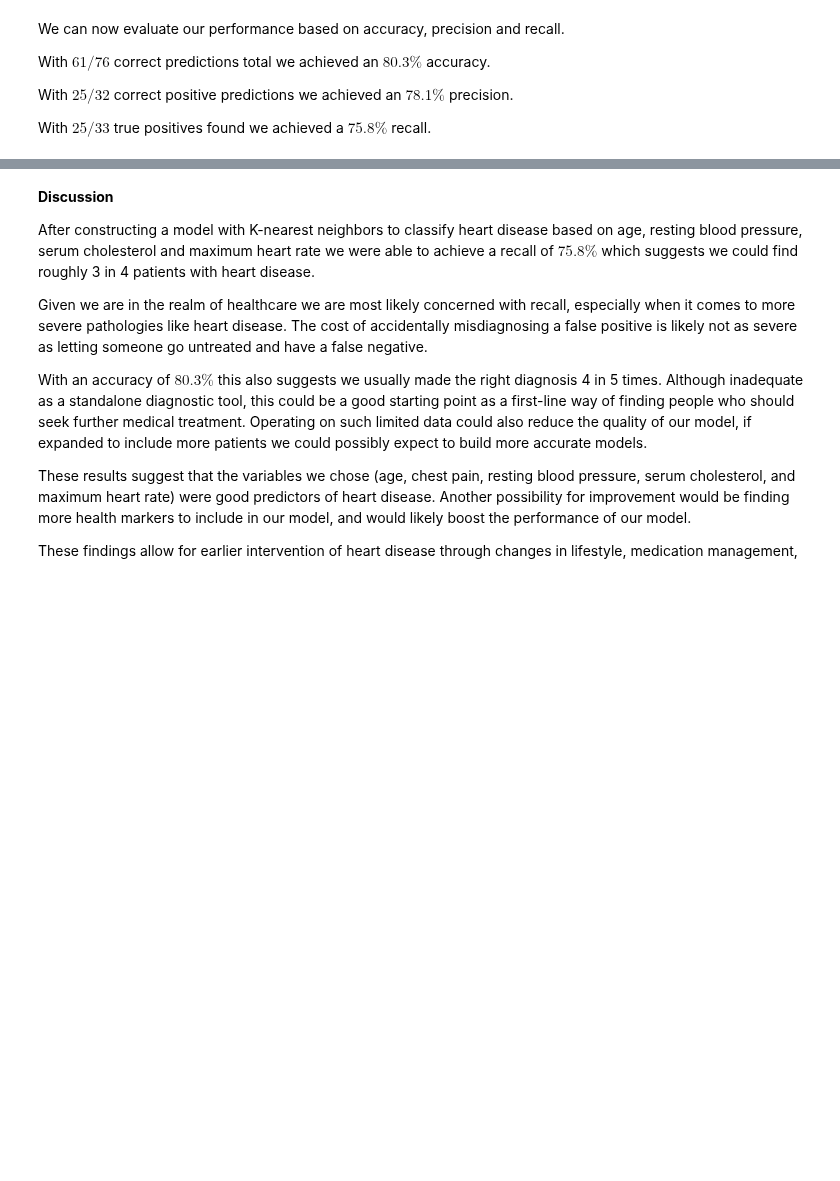
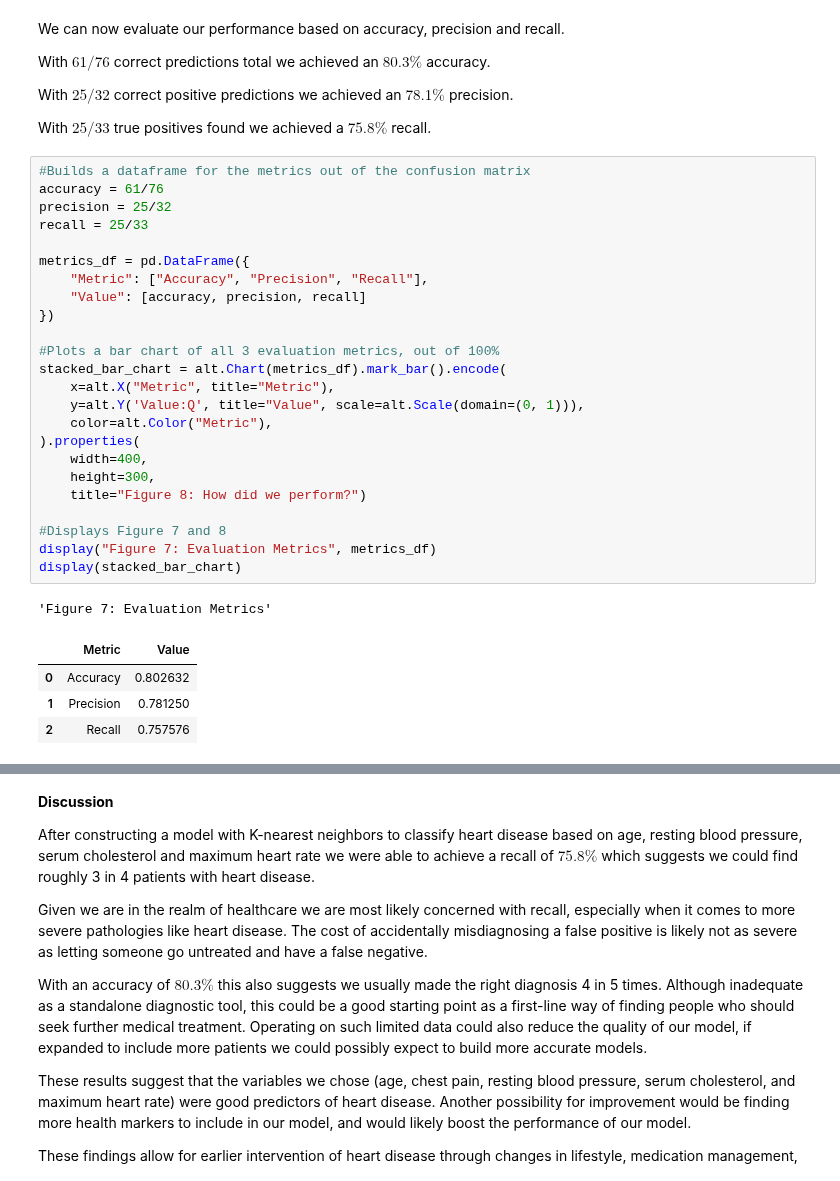
Before and after one commit to andyw2444/Group-Project, a Jupyter notebook: Group Project Report.ipynb, the cells around one changed output, grey strips where cells are left out. Saved outputs shown, nothing was run; the diff lists cells and outputs as text; blank space fills up the shorter version.

Commit message:
Visualization + Edits + Evaluation Metrics
s

```diff
--- a/Group Project Report.ipynb
+++ b/Group Project Report.ipynb
@@ -233,3 +233,33 @@ With $61/76$ correct predictions total we achieved an $80.3\%$ accuracy.
 With $25/32$ correct positive predictions we achieved an $78.1\%$ precision.
 
 With $25/33$ true positives found we achieved a $75.8\%$ recall.
+# %%
+#Builds a dataframe for the metrics out of the confusion matrix
+accuracy = 61/76
+precision = 25/32
+recall = 25/33
+
+metrics_df = pd.DataFrame({
+    "Metric": ["Accuracy", "Precision", "Recall"],
+    "Value": [accuracy, precision, recall]
+})
+
+#Plots a bar chart of all 3 evaluation metrics, out of 100%
+stacked_bar_chart = alt.Chart(metrics_df).mark_bar().encode(
+    x=alt.X("Metric", title="Metric"),
+    y=alt.Y('Value:Q', title="Value", scale=alt.Scale(domain=(0, 1))),
+    color=alt.Color("Metric"),
+).properties(
+    width=400,
+    height=300,
+    title="Figure 8: How did we perform?")
+
+#Displays Figure 7 and 8
+display("Figure 7: Evaluation Metrics", metrics_df)
+display(stacked_bar_chart)
+# %% [output]
+'Figure 7: Evaluation Metrics'
+|  | Metric | Value |
+| 0 | Accuracy | 0.802632 |
+| 1 | Precision | 0.781250 |
+| 2 | Recall | 0.757576 |
```
Also changed, not shown: parts of 2 cells of this notebook.
